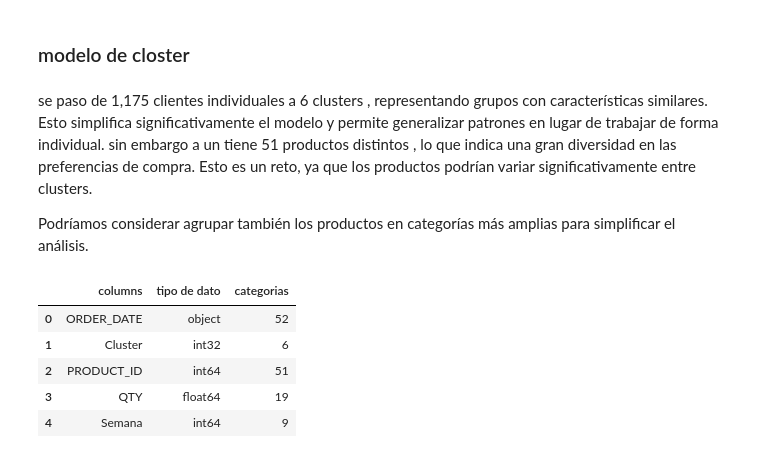
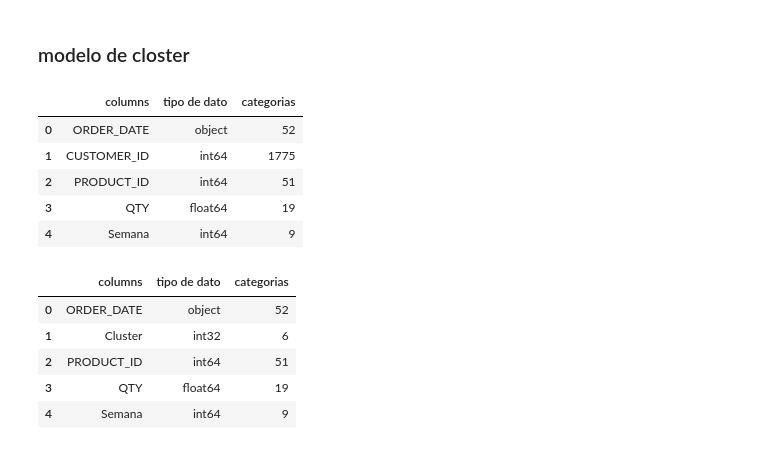
Before and after one commit to andres-eric/Analisis-de-datos-de-ventas-Nutresa, a Jupyter notebook: modelo_closter_clientes.ipynb, the cells around one changed output. Saved outputs shown, nothing was run; the diff lists cells and outputs as text; code cells hidden in the pictures.

```diff
--- a/modelo_closter_clientes.ipynb
+++ b/modelo_closter_clientes.ipynb
@@ -113,10 +113,16 @@ df_combinado = pd.merge(df_Minimercado, modelo_clostering[['CUSTOMER_ID', 'Clust
 # %%
 df_combinado=df_combinado[['ORDER_DATE','Cluster','PRODUCT_ID'\
     ,'QTY','Semana']]
-# %% [markdown]
-se paso de 1,175 clientes individuales a 6 clusters , representando grupos con características similares. Esto simplifica significativamente el modelo y permite generalizar patrones en lugar de trabajar de forma individual. sin embargo a un tiene 51 productos distintos , lo que indica una gran diversidad en las preferencias de compra. Esto es un reto, ya que los productos podrían variar significativamente entre clusters.
-
-Podríamos considerar agrupar también los productos en categorías más amplias para simplificar el análisis.
+# %%
+resumen_inicial(df_Minimercado[['ORDER_DATE','CUSTOMER_ID','PRODUCT_ID'\
+    ,'QTY','Semana']])
+# %% [output]
+|  | columns | tipo de dato | categorias |
+| 0 | ORDER_DATE | object | 52 |
+| 1 | CUSTOMER_ID | int64 | 1775 |
+| 2 | PRODUCT_ID | int64 | 51 |
+| 3 | QTY | float64 | 19 |
+| 4 | Semana | int64 | 9 |
 # %%
 resumen_inicial(df_combinado)
 # %% [output]
```
Also changed, not shown: parts of 5 cells of this notebook.
